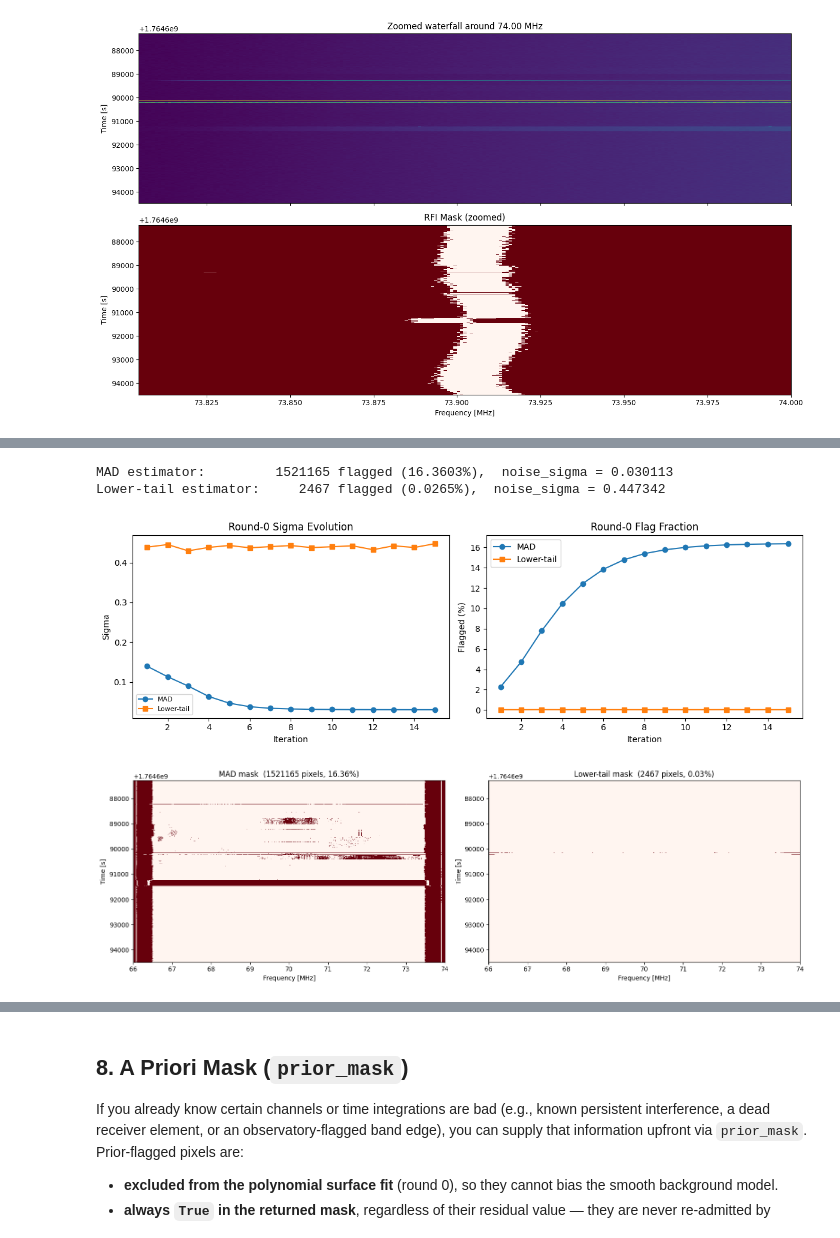
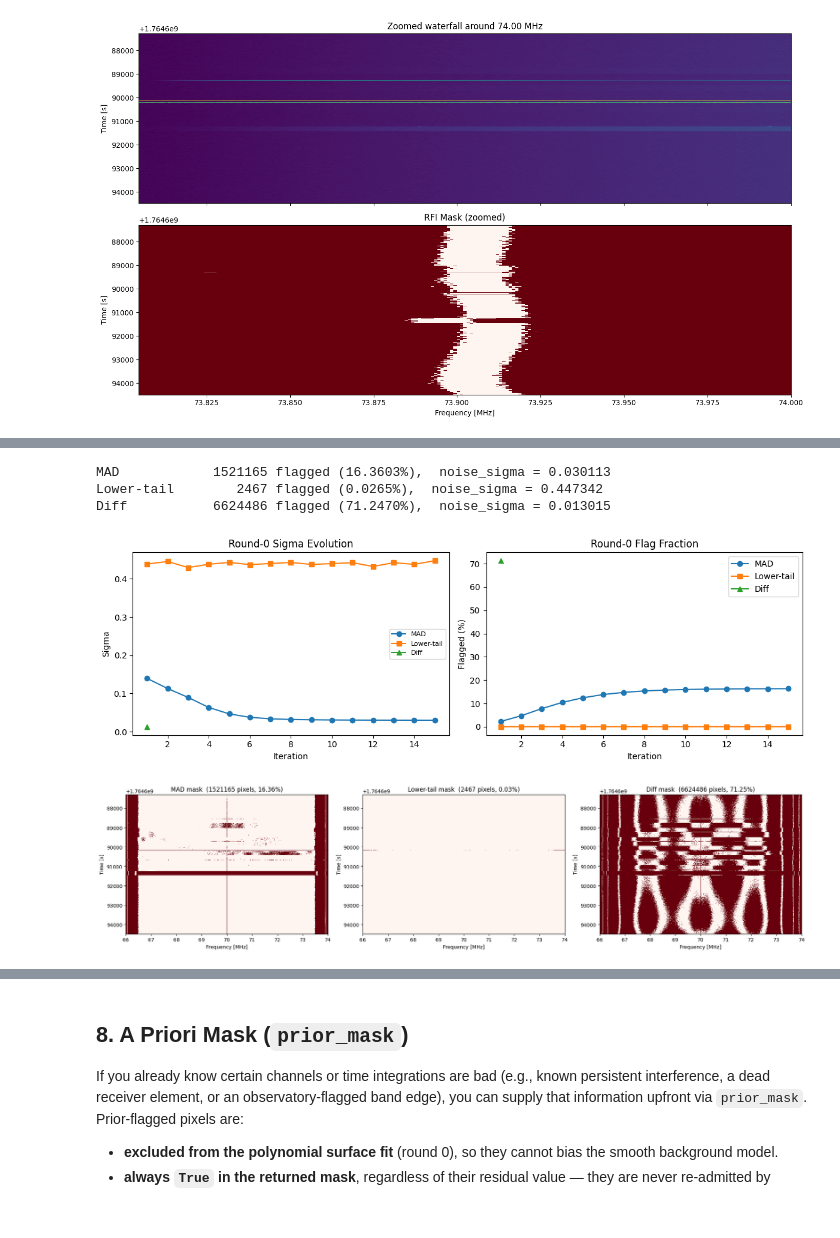
Before and after one commit to zzhang0123/MomentRFI, a Jupyter notebook: notebooks/demo_rfi_flagging.ipynb, the cells around one changed output, grey strips where cells are left out. Saved outputs shown, nothing was run; the diff lists cells and outputs as text; code cells hidden in the pictures.

```diff
--- a/notebooks/demo_rfi_flagging.ipynb
+++ b/notebooks/demo_rfi_flagging.ipynb
@@ -150,45 +148,50 @@ remains clean.
 # %%
-# Run both estimators with the same settings
+# Run all three estimators with the same settings
 fitter_mad = IterativeSurfaceFitter(noise_estimator="mad", verbose=False)
 mask_mad = fitter_mad.fit(waterfall)
 
 fitter_lt = IterativeSurfaceFitter(noise_estimator="lower_tail", lower_tail_fraction=0.2, verbose=False)
 mask_lt = fitter_lt.fit(waterfall)
 
-print(f"MAD estimator:        {mask_mad.sum():>8d} flagged ({mask_mad.sum()/mask_mad.size:.4%}),  noise_sigma = {fitter_mad.noise_sigma:.6f}")
-print(f"Lower-tail estimator: {mask_lt.sum():>8d} flagged ({mask_lt.sum()/mask_lt.size:.4%}),  noise_sigma = {fitter_lt.noise_sigma:.6f}")
+fitter_diff = IterativeSurfaceFitter(noise_estimator="diff", verbose=False)
+mask_diff = fitter_diff.fit(waterfall)
+
+for name, fitter, mask in [("MAD", fitter_mad, mask_mad),
+                           ("Lower-tail", fitter_lt, mask_lt),
+                           ("Diff", fitter_diff, mask_diff)]:
+    print(f"{name:<12s} {mask.sum():>9d} flagged ({mask.sum()/mask.size:.4%}),  noise_sigma = {fitter.noise_sigma:.6f}")
 # %% [output]
-MAD estimator:         1521165 flagged (16.3603%),  noise_sigma = 0.030113
-Lower-tail estimator:     2467 flagged (0.0265%),  noise_sigma = 0.447342
+MAD            1521165 flagged (16.3603%),  noise_sigma = 0.030113
+Lower-tail        2467 flagged (0.0265%),  noise_sigma = 0.447342
+Diff           6624486 flagged (71.2470%),  noise_sigma = 0.013015
 # %%
 # Side-by-side convergence comparison (round-0 fit)
 fig, axes = plt.subplots(1, 2, figsize=(12, 4))
+series = [("MAD", fitter_mad.history, "o"), ("Lower-tail", fitter_lt.history, "s"),
+          ("Diff", fitter_diff.history, "^")]
 
-# Sigma evolution (round 0)
-for label, h, marker in [("MAD", fitter_mad.history, "o"), ("Lower-tail", fitter_lt.history, "s")]:
+# Sigma evolution (round 0) — note the Diff floor is flat (fixed across iterations)
+for label, h, marker in series:
     it = h["round0"]["iterations"]
-    axes[0].plot([x["iteration"] for x in it],
-                 [x["sigma_used"] for x in it],
-                 f"{marker}-", label=label)
+    axes[0].plot([x["iteration"] for x in it], [x["sigma_used"] for x in it], f"{marker}-", label=label)
 axes[0].set_xlabel("Iteration"); axes[0].set_ylabel("Sigma")
 axes[0].set_title("Round-0 Sigma Evolution"); axes[0].legend(fontsize=8)
 
 # Flag fraction (round 0)
-for label, h, marker in [("MAD", fitter_mad.history, "o"), ("Lower-tail", fitter_lt.history, "s")]:
+for label, h, marker in series:
     it = h["round0"]["iterations"]
-    axes[1].plot([x["iteration"] for x in it],
-                 [x["flag_fraction"]*100 for x in it],
-                 f"{marker}-", label=label)
+    axes[1].plot([x["iteration"] for x in it], [x["flag_fraction"]*100 for x in it], f"{marker}-", label=label)
 axes[1].set_xlabel("Iteration"); axes[1].set_ylabel("Flagged (%)")
 axes[1].set_title("Round-0 Flag Fraction"); axes[1].legend()
 plt.tight_layout(); plt.show()
 
 # Mask comparison
-fig2, (ax_a, ax_b) = plt.subplots(1, 2, figsize=(16, 5))
-plot_mask(mask_mad, freqs, times, ax=ax_a, title="MAD mask")
-plot_mask(mask_lt, freqs, times, ax=ax_b, title="Lower-tail mask")
+fig2, axes2 = plt.subplots(1, 3, figsize=(20, 5))
+plot_mask(mask_mad, freqs, times, ax=axes2[0], title="MAD mask")
+plot_mask(mask_lt, freqs, times, ax=axes2[1], title="Lower-tail mask")
+plot_mask(mask_diff, freqs, times, ax=axes2[2], title="Diff mask")
 plt.tight_layout()
 plt.show()
 # %% [output]
-[figure, old version]
+[figure, new version]
-[figure, old version]
+[figure, new version]
```
Also changed, not shown: parts of 4 cells of this notebook, 10 other files.
